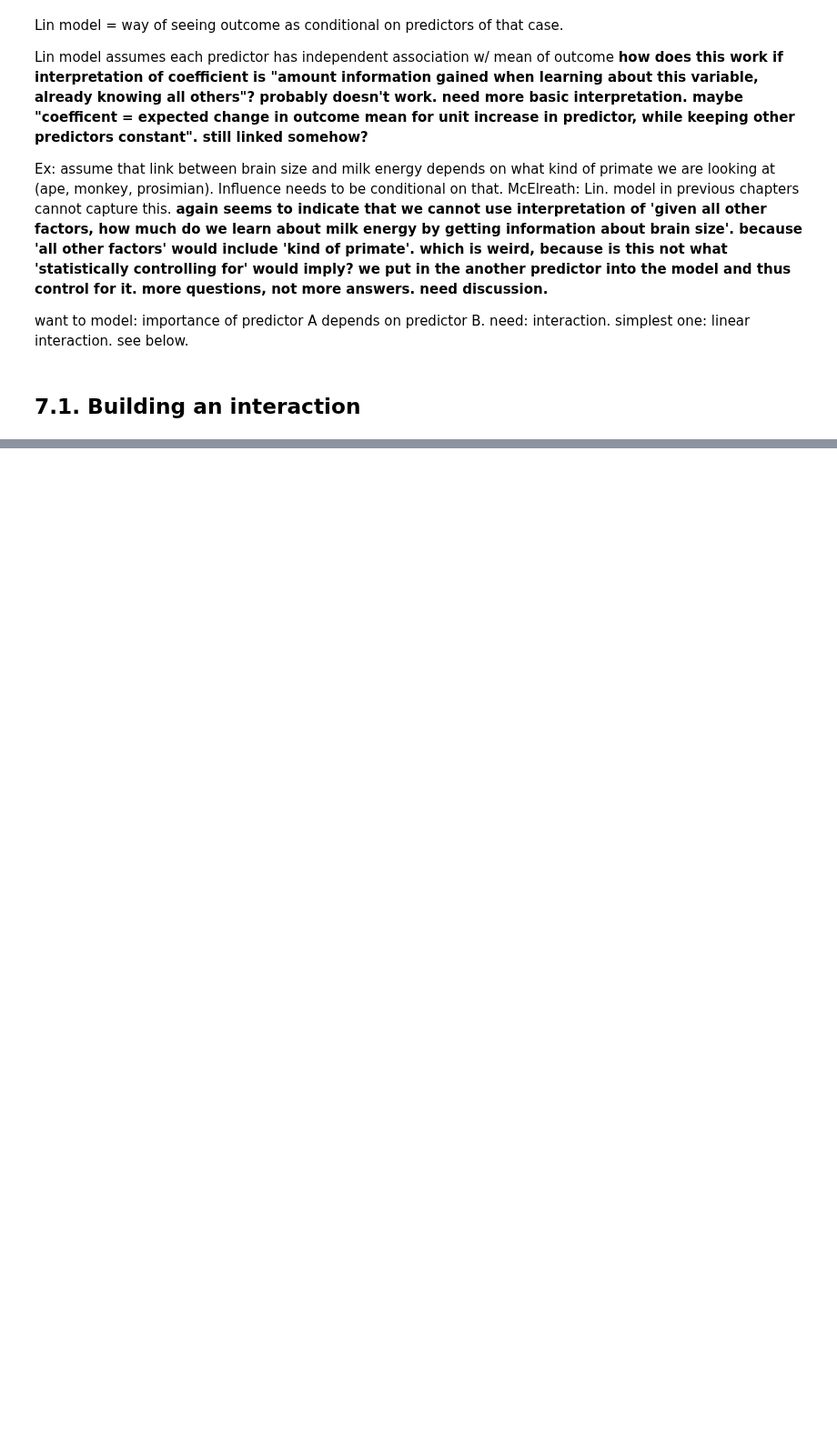
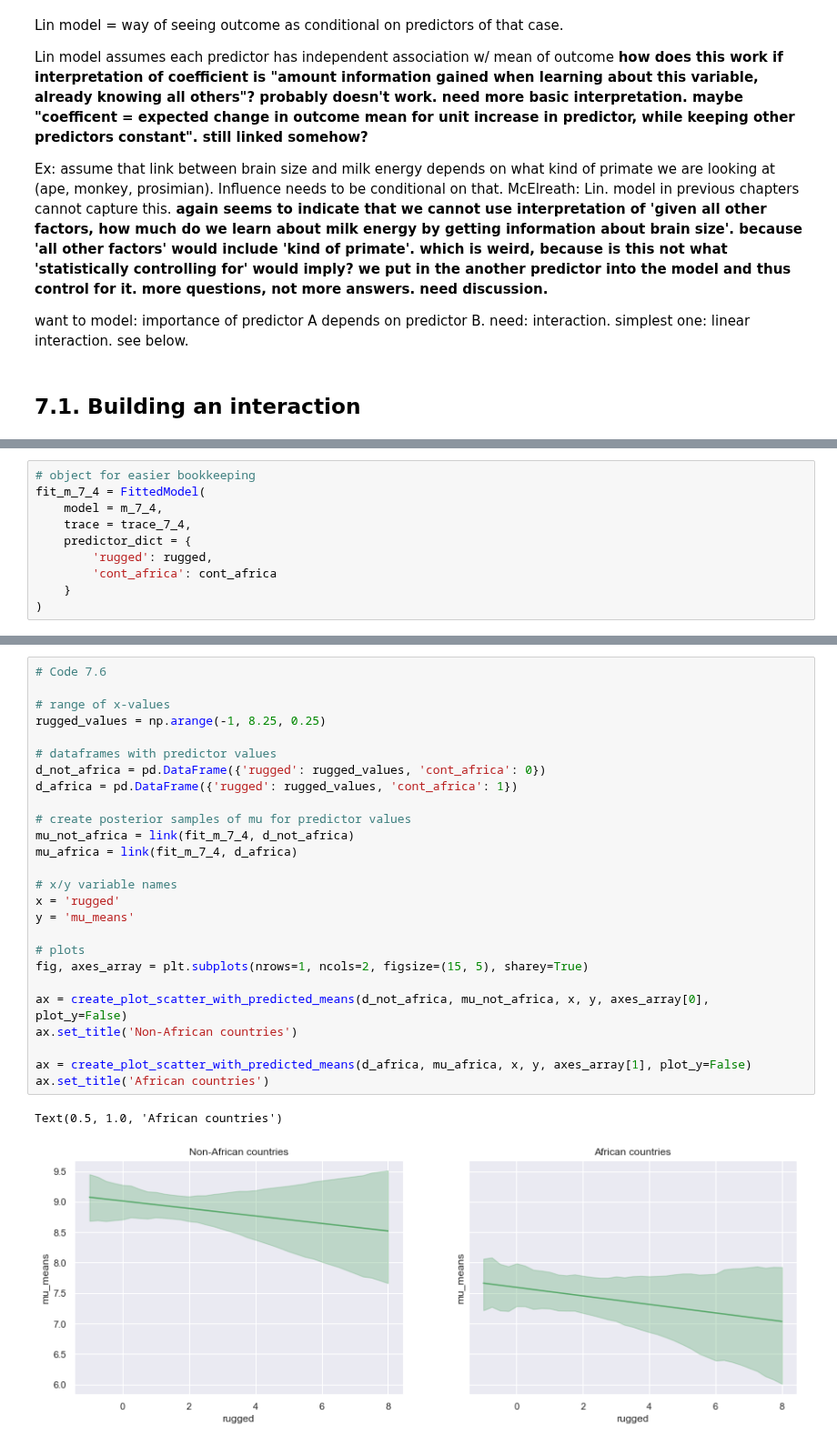
Before and after one commit to nwweber/statistical_rethinking, a Jupyter notebook: chapter_07_interactions.ipynb, the cells around one changed output, grey strips where cells are left out. Shown at 91% size. Saved outputs shown, nothing was run; the diff lists cells and outputs as text; blank space fills up the shorter version.

```diff
--- a/chapter_07_interactions.ipynb
+++ b/chapter_07_interactions.ipynb
@@ -27,0 +226,10 @@ want to model: importance of predictor A depends on predictor B. need: interacti
+# %%
+# object for easier bookkeeping
+fit_m_7_4 = FittedModel(
+    model = m_7_4,
+    trace = trace_7_4,
+    predictor_dict = {
+        'rugged': rugged,
+        'cont_africa': cont_africa
+    }
+)
@@ -27,0 +306,29 @@ want to model: importance of predictor A depends on predictor B. need: interacti
+# %%
+# Code 7.6
+
+# range of x-values
+rugged_values = np.arange(-1, 8.25, 0.25)
+
+# dataframes with predictor values
+d_not_africa = pd.DataFrame({'rugged': rugged_values, 'cont_africa': 0})
+d_africa = pd.DataFrame({'rugged': rugged_values, 'cont_africa': 1})
+
+# create posterior samples of mu for predictor values
+mu_not_africa = link(fit_m_7_4, d_not_africa)
+mu_africa = link(fit_m_7_4, d_africa)
+
+# x/y variable names
+x = 'rugged'
+y = 'mu_means'
+
+# plots
+fig, axes_array = plt.subplots(nrows=1, ncols=2, figsize=(15, 5), sharey=True)
+
+ax = create_plot_scatter_with_predicted_means(d_not_africa, mu_not_africa, x, y, axes_array[0], plot_y=False)
+ax.set_title('Non-African countries')
+
+ax = create_plot_scatter_with_predicted_means(d_africa, mu_africa, x, y, axes_array[1], plot_y=False)
+ax.set_title('African countries')
+# %% [output]
+Text(0.5, 1.0, 'African countries')
+[figure, added]
```
Also changed, not shown: parts of 17 cells of this notebook.
